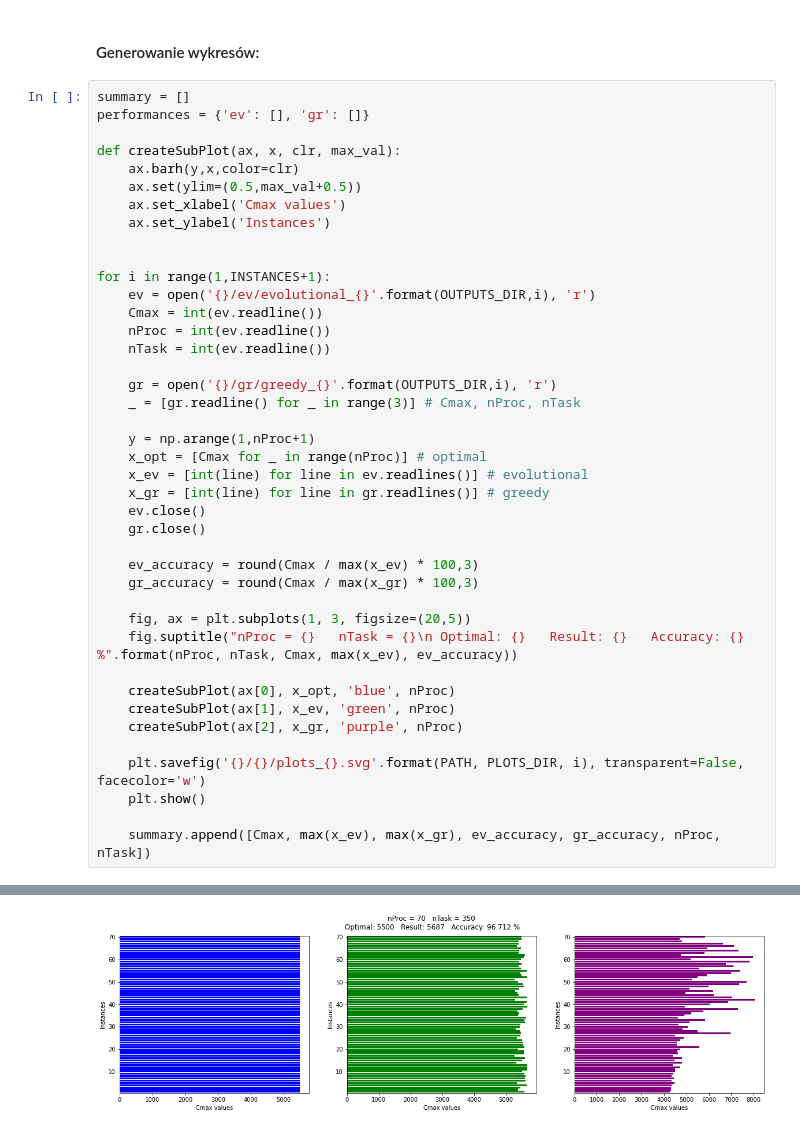
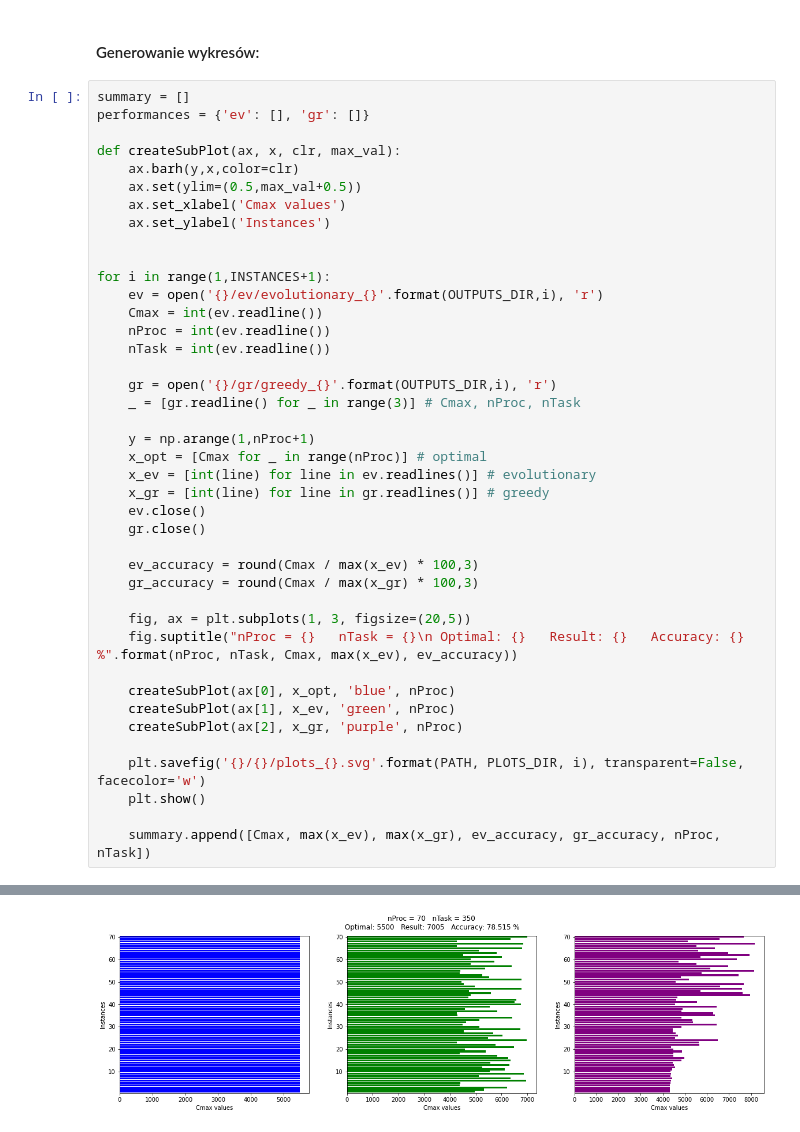
Before and after one commit to GPlaczek/PCmax, a Jupyter notebook: res/FullReview.ipynb, the cells around one changed output, grey strips where cells are left out. Saved outputs shown, nothing was run; the diff lists cells and outputs as text.

```diff
--- a/res/FullReview.ipynb
+++ b/res/FullReview.ipynb
@@ -68,7 +68,7 @@ def createSubPlot(ax, x, clr, max_val):
 
 
 for i in range(1,INSTANCES+1):
-    ev = open('{}/ev/evolutional_{}'.format(OUTPUTS_DIR,i), 'r')
+    ev = open('{}/ev/evolutionary_{}'.format(OUTPUTS_DIR,i), 'r')
     Cmax = int(ev.readline())
     nProc = int(ev.readline())
     nTask = int(ev.readline())
@@ -78,7 +78,7 @@ for i in range(1,INSTANCES+1):
 
     y = np.arange(1,nProc+1)
     x_opt = [Cmax for _ in range(nProc)] # optimal
-    x_ev = [int(line) for line in ev.readlines()] # evolutional
+    x_ev = [int(line) for line in ev.readlines()] # evolutionary
     x_gr = [int(line) for line in gr.readlines()] # greedy
     ev.close()
     gr.close()
@@ -107 +107 @@ for i in range(1,INSTANCES+1):
-[figure, old version]
+[figure, new version]
```
Also changed, not shown: parts of 5 cells of this notebook, 22 other files.
